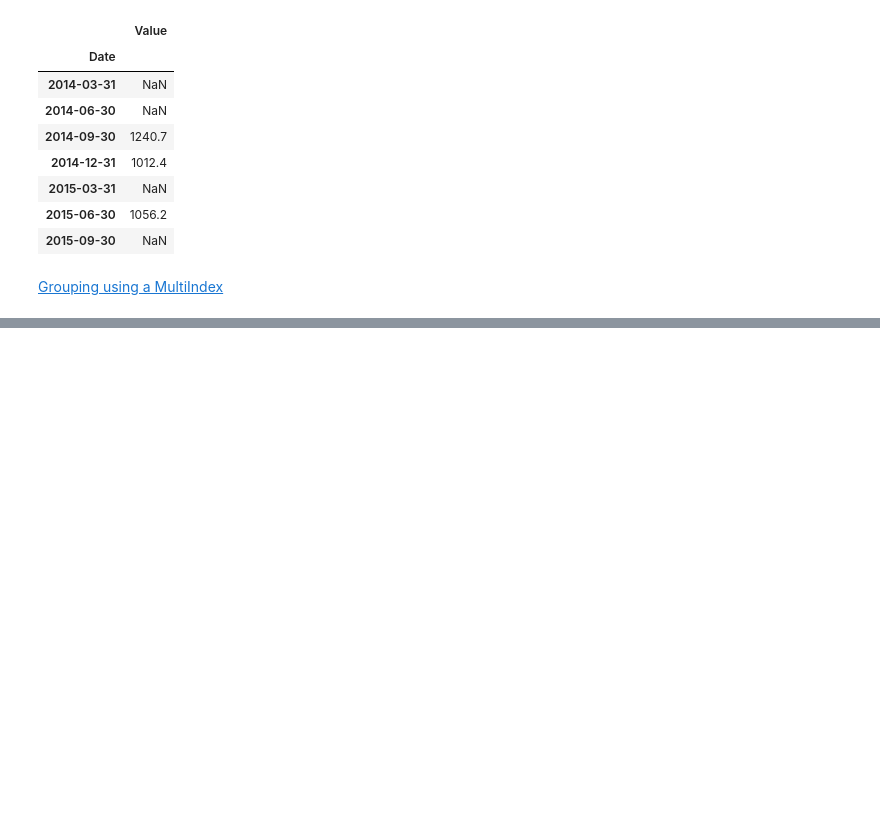
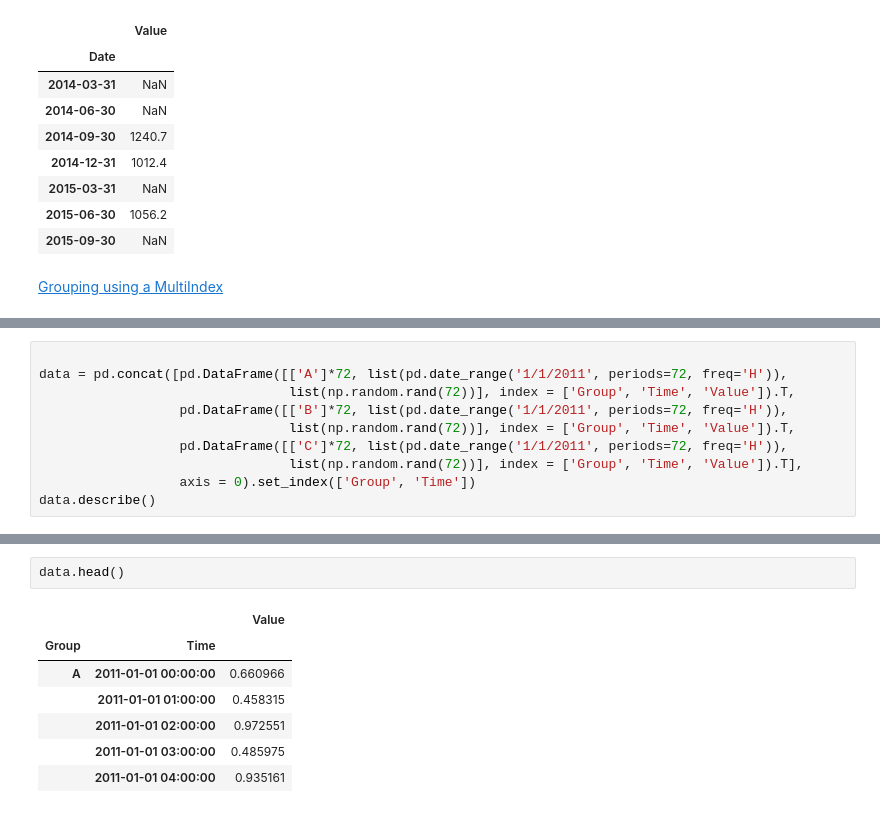
Before and after one commit to bgroveben/python3_machine_learning_projects, a Jupyter notebook: learn_kaggle/pandas/pandas_cookbook.ipynb, the cells around one changed output, grey strips where cells are left out. Saved outputs shown, nothing was run; the diff lists cells and outputs as text; blank space fills up the shorter version.

Commit message:
Grouping using a MultiIndex

```diff
--- a/learn_kaggle/pandas/pandas_cookbook.ipynb
+++ b/learn_kaggle/pandas/pandas_cookbook.ipynb
@@ -1887,0 +1891,10 @@ gpy.agg(lambda x: np.nan if (np.isnan(x).any() or len(x)<3) else x.sum())
+# %%
+
+data = pd.concat([pd.DataFrame([['A']*72, list(pd.date_range('1/1/2011', periods=72, freq='H')),
+                                list(np.random.rand(72))], index = ['Group', 'Time', 'Value']).T,
+                  pd.DataFrame([['B']*72, list(pd.date_range('1/1/2011', periods=72, freq='H')),
+                                list(np.random.rand(72))], index = ['Group', 'Time', 'Value']).T,
+                  pd.DataFrame([['C']*72, list(pd.date_range('1/1/2011', periods=72, freq='H')),
+                                list(np.random.rand(72))], index = ['Group', 'Time', 'Value']).T],
+                  axis = 0).set_index(['Group', 'Time'])
+data.describe()
@@ -1887,0 +1907,10 @@ gpy.agg(lambda x: np.nan if (np.isnan(x).any() or len(x)<3) else x.sum())
+# %%
+data.head()
+# %% [output]
+|  |  | Value |
+| Group | Time |  |
+| A | 2011-01-01 00:00:00 | 0.660966 |
+|  | 2011-01-01 01:00:00 | 0.458315 |
+|  | 2011-01-01 02:00:00 | 0.972551 |
+|  | 2011-01-01 03:00:00 | 0.485975 |
+|  | 2011-01-01 04:00:00 | 0.935161 |
```
Also changed, not shown: parts of 34 cells of this notebook.
